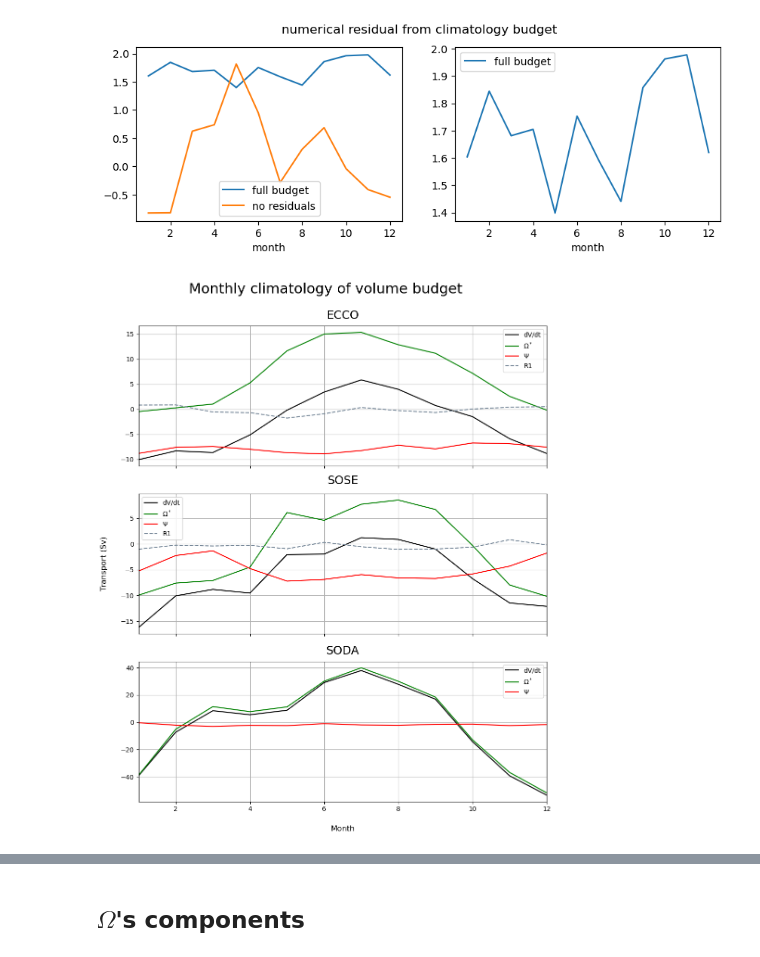
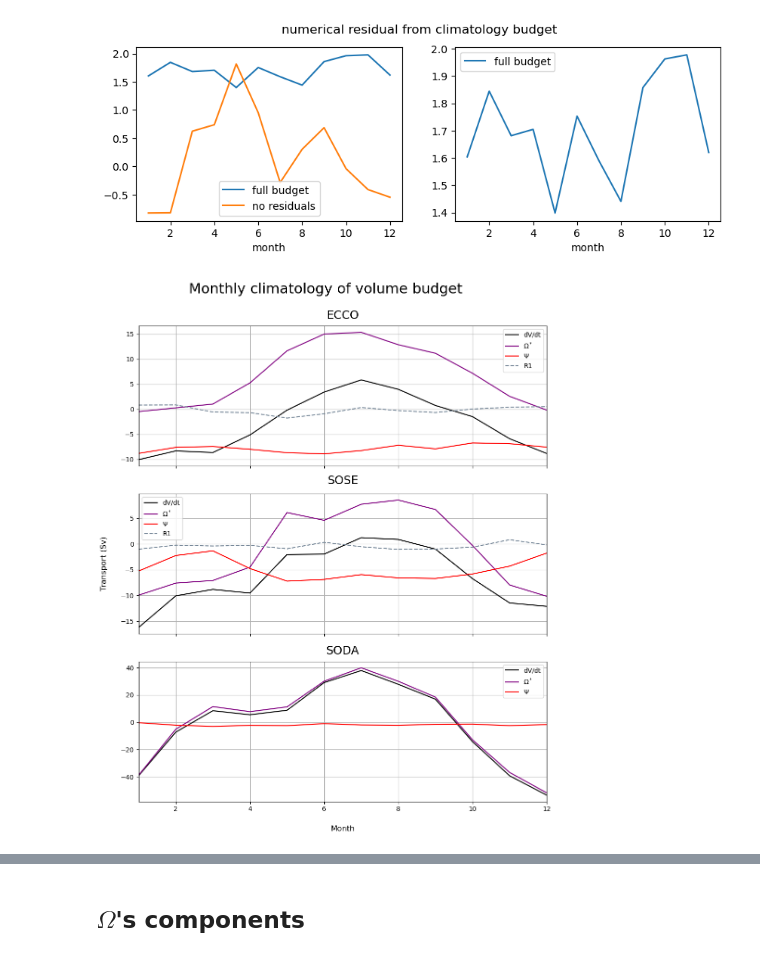
Before and after one commit to shanicetbailey/chapter1, a Jupyter notebook: stacked-figs/clim.ipynb, the cells around one changed output, grey strips where cells are left out. Drawn from its saved outputs; the diff is of its cells as text; code cells hidden in the pictures.

```diff
--- a/stacked-figs/clim.ipynb
+++ b/stacked-figs/clim.ipynb
@@ -83,38 +93,38 @@ plt.suptitle('numerical residual from climatology budget');
 fig, (ax0,ax1,ax2) = plt.subplots(3,1, figsize=(10,12), sharex=True)
 
 bot_ecco.dVdt_clim.plot(label='dV/dt', color='k', ax=ax0)
-(bot_ecco.omega_clim+bot_ecco.R2_clim).plot(label=r'$\Omega^*$', color='green', ax=ax0)
+(bot_ecco.omega_clim+bot_ecco.R2_clim).plot(label=r'$\Omega^*$', color='purple', ax=ax0)
 bot_ecco.psi_vel_clim.plot(label=r'$\Psi$', color='red', ax=ax0)
 bot_ecco.R1_clim.plot(label='R1', color='lightslategray', linestyle='--', ax=ax0)
 ax0.set_xlabel('')
 ax0.set_ylabel('')
 ax0.legend()
 ax0.grid()
 ax0.set_title('ECCO', fontsize=18, pad=11)
 ax0.set_xlim(1, 12)
 
 bot_sose.dVdt_clim.plot(label='dV/dt', color='k', ax=ax1)
-(bot_sose.omega_clim+bot_sose.R2_clim).plot(label=r'$\Omega^*$', color='green', ax=ax1)
+(bot_sose.omega_clim+bot_sose.R2_clim).plot(label=r'$\Omega^*$', color='purple', ax=ax1)
 bot_sose.psi_vel_clim.plot(label=r'$\Psi$', color='red', ax=ax1)
 bot_sose.R1_clim.plot(label='R1', color='lightslategray', linestyle='--', ax=ax1)
 ax1.set_ylabel(r'Transport (Sv)', fontsize=12, labelpad=20)
 ax1.set_title('SOSE', fontsize=18, pad=15)
 ax1.set_xlabel('')
 ax1.legend()
 ax1.grid()
 
 bot_soda.dVdt_clim.plot(label='dV/dt', color='k', ax=ax2)
-bot_soda.omega_clim.plot(label=r'$\Omega^*$', color='green', ax=ax2)
-bot_soda.psi_vel_clim.plot(label=r'$\Psi$', color='red', ax=ax2)
+bot_soda.omega_clim.plot(label=r'$\Omega^*$', color='purple', ax=ax2)
+(-bot_soda.psi_vel_clim).plot(label=r'$\Psi$', color='red', ax=ax2)
 ax2.grid()
 ax2.legend()
 ax2.set_ylabel('')
 ax2.set_xlabel('')
 ax2.set_title('SODA', fontsize=18, pad=11)
 ax2.set_xlabel('Month', fontsize=12, labelpad=20)
 
 plt.suptitle('Monthly climatology of volume budget', fontsize=22, y=1)
 plt.tight_layout()
 plt.savefig('clim-stacked.pdf', transparent=True);
 # %% [output]
-[figure, old version]
+[figure, new version]
```
Also changed, not shown: parts of 3 cells of this notebook, 1 other file.
